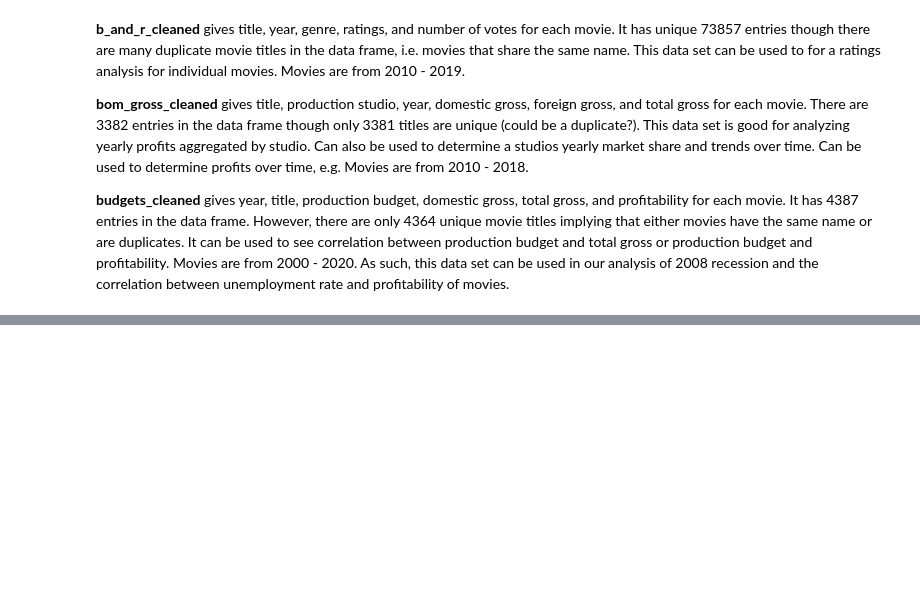
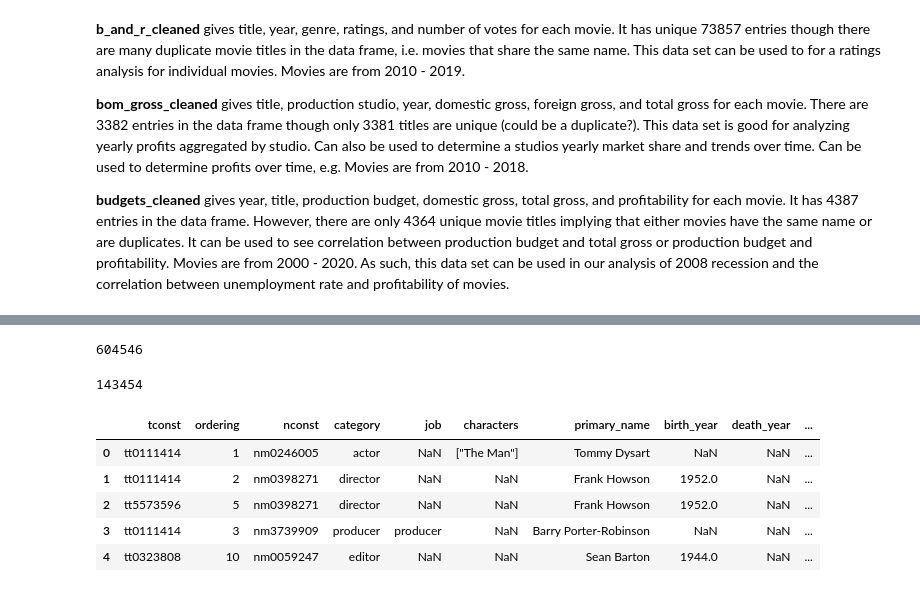
Before and after one commit to itcalderon/2020-movie-analysis, a Jupyter notebook: cleaning_dataframes.ipynb, the cells around one changed output, grey strips where cells are left out. Cells and saved outputs as stored; diff of their text form; code cells hidden in the pictures; blank space fills up the shorter version.

```diff
--- a/cleaning_dataframes.ipynb
+++ b/cleaning_dataframes.ipynb
@@ -488,0 +538,4 @@ budgets_cleaned.to_csv('Cleaned Data/cleaned_tn-movie-budgets.csv')
+# %%
+names = pd.read_csv('Data/imdb.name.basics.csv')
+print(names.shape)
+names.head()
@@ -488,0 +550,4 @@ budgets_cleaned.to_csv('Cleaned Data/cleaned_tn-movie-budgets.csv')
+# %%
+principals = pd.read_csv('Data/imdb.title.principals.csv')
+print(principals.shape)
+principals.head()
@@ -488,0 +562,18 @@ budgets_cleaned.to_csv('Cleaned Data/cleaned_tn-movie-budgets.csv')
+# %%
+principals.nconst.nunique()
+# %% [output]
+604546
+# %%
+principals.tconst.nunique()
+# %% [output]
+143454
+# %%
+casts = pd.merge(principals, names, on = 'nconst')
+casts.head()
+# %% [output]
+|  | tconst | ordering | nconst | category | job | characters | primary_name | birth_year | death_year | ... |
+| 0 | tt0111414 | 1 | nm0246005 | actor | NaN | ["The Man"] | Tommy Dysart | NaN | NaN | ... |
+| 1 | tt0111414 | 2 | nm0398271 | director | NaN | NaN | Frank Howson | 1952.0 | NaN | ... |
+| 2 | tt5573596 | 5 | nm0398271 | director | NaN | NaN | Frank Howson | 1952.0 | NaN | ... |
+| 3 | tt0111414 | 3 | nm3739909 | producer | producer | NaN | Barry Porter-Robinson | NaN | NaN | ... |
+| 4 | tt0323808 | 10 | nm0059247 | editor | NaN | NaN | Sean Barton | 1944.0 | NaN | ... |
```
Also changed, not shown: parts of 21 cells of this notebook, 1 other file.
